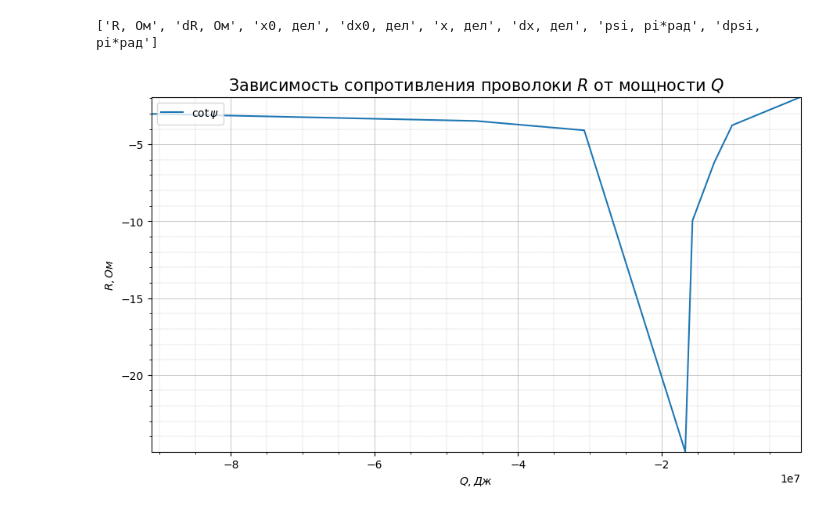
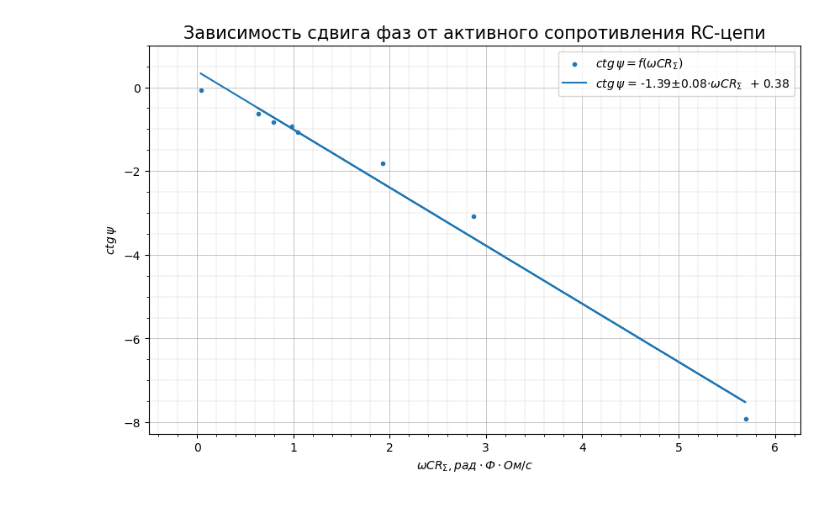
Before and after one commit to A1rsenij/Labs_physics, a Jupyter notebook: 3.2.1/3.2.1.ipynb, the cells around one changed output. Saved outputs shown, nothing was run; the diff lists cells and outputs as text; code cells hidden in the pictures.

```diff
--- a/3.2.1/3.2.1.ipynb
+++ b/3.2.1/3.2.1.ipynb
@@ -1,41 +1,39 @@
 # %%
 import numpy as np
 import pandas as pd
 import matplotlib.pyplot as plt
 
 data = pd.read_excel('3.2.1.xlsx', sheet_name='RC-цепь')
 names = list(data)
 
-print(names)
+R = data[names[0]] + 12.4
+C = 0.5 * (10 ** (-6))
+w = 2 * np.pi * 1000
+psi = 1 / np.tan(data[names[6]] * np.pi)
+R = R * C * w
 
-R = data[names[0]] + 12.4
-C = 0.5 * (10 ^ (-6))
-w = 2 * np.pi * 1000
-psi = 1 / np.tan(data[names[6]])
-
-R = R * C * w
+k, cov = np.polyfit(R, psi, 1, cov=True)
+psip = np.polyval(k, R)
 
 fig, ax = plt.subplots(figsize=(10, 6), dpi=100)
 
-ax.plot(R, psi, label='$\cot \psi$')
+ax.scatter(R, psi, label ='$ctg\,\psi = f(\omega CR_{\Sigma})$', marker='.')
+ax.plot(R, psip, label='$ctg\,\psi$ = '  + '{:.2f}$\pm${:.2f}'.format(k[0], np.sqrt(cov[0][0])) +  '$ \cdot \omega CR_{\Sigma}$' + '  + {:.2f}'.format(k[1]))
 
-ax.legend(loc='upper left', fontsize=10)
+ax.legend(loc='upper right', fontsize=10)
 
 ax.grid(which="major", linewidth=0.5)
 ax.grid(which="minor", linestyle='--', linewidth=0.25)
 plt.minorticks_on()
 
-ax.axis([R.min(), R.max(), psi.min(), psi.max()])
+ax.axis([-0.5, 1.1*R.max(), 1.1*psip.min(), 1])
 
-fig.subplots_adjust(left=0.07)
-
-ax.set_title('Зависимость сопротивления проволоки $R$ от мощности $Q$', loc='center', fontsize=15)
-ax.set_ylabel('$R, Ом$', loc='center', fontsize=10)
-ax.set_xlabel('$Q, Дж$', loc='center', fontsize=10)
+ax.set_title('Зависимость сдвига фаз от активного сопротивления RC-цепи', loc='center', fontsize=15)
+ax.set_xlabel('$\omega CR_{\Sigma}, рад \cdot Ф \cdot Ом/с$', loc='center', fontsize=10)
+ax.set_ylabel('$ctg\,\psi$', loc='center', fontsize=10)
 
 plt.show()
 
-#fig.savefig("2.2.3_1.png", dpi=500)
+fig.savefig("3.2.1_1.png", dpi=500)
 # %% [output]
-['R, Ом', 'dR, Ом', 'x0, дел', 'dx0, дел', 'x, дел', 'dx, дел', 'psi, pi*рад', 'dpsi, pi*рад']
-[figure, old version]
+[figure, new version]
```
Also changed, not shown: parts of 3 cells of this notebook, 9 other files.
